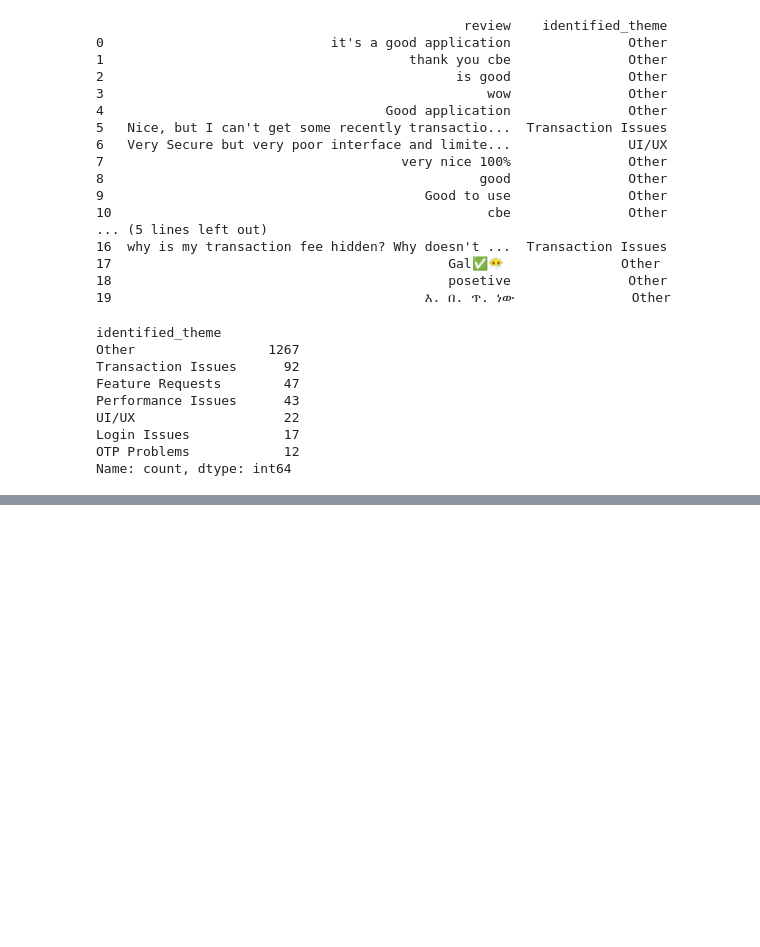
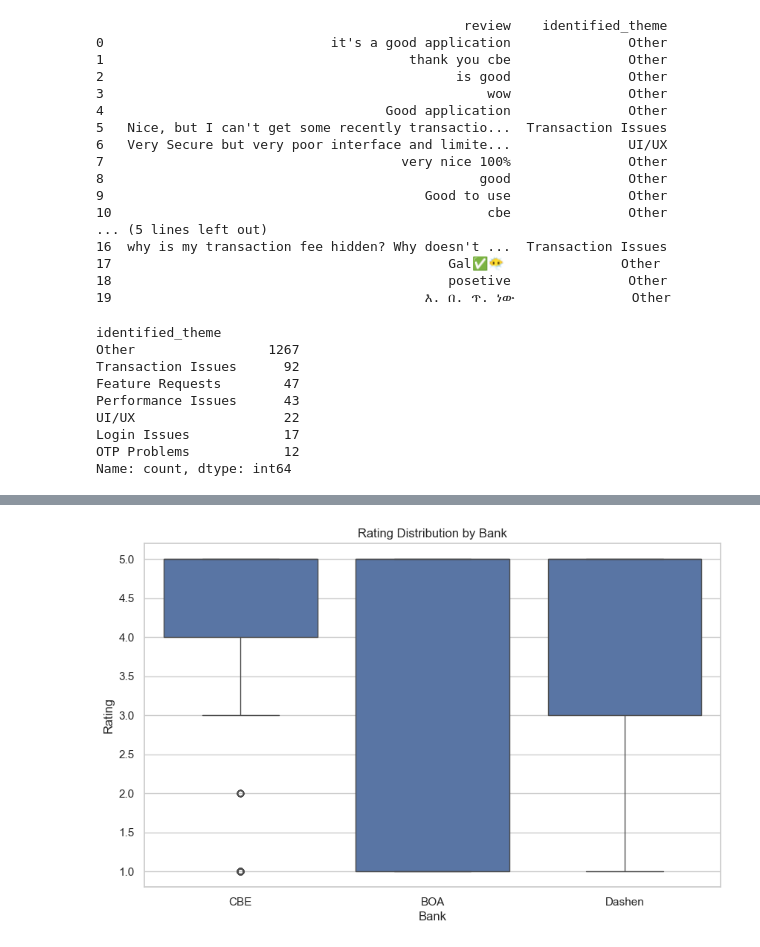
Before and after one commit to arsema-s/fintech-review-analytics, a Jupyter notebook: notebooks/task-2_sentiment_analysis.ipynb, the cells around one changed output, grey strips where cells are left out. Cells and saved outputs as stored; diff of their text form; code cells hidden in the pictures; blank space fills up the shorter version.

```diff
--- a/notebooks/task-2_sentiment_analysis.ipynb
+++ b/notebooks/task-2_sentiment_analysis.ipynb
@@ -296,0 +335,18 @@ df.to_csv(
+# %%
+plt.figure(figsize=(10,6))
+
+sns.boxplot(
+    data=df,
+    x='bank',
+    y='rating'
+)
+
+plt.title('Rating Distribution by Bank')
+
+plt.xlabel('Bank')
+
+plt.ylabel('Rating')
+
+plt.show()
+# %% [output]
+[figure, added]
```
Also changed, not shown: parts of 5 cells of this notebook.
